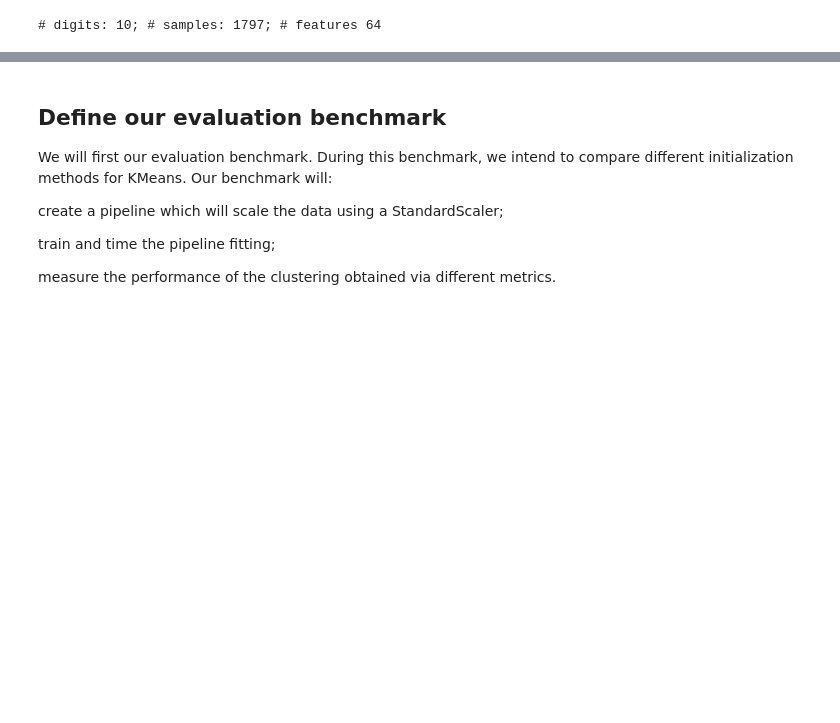
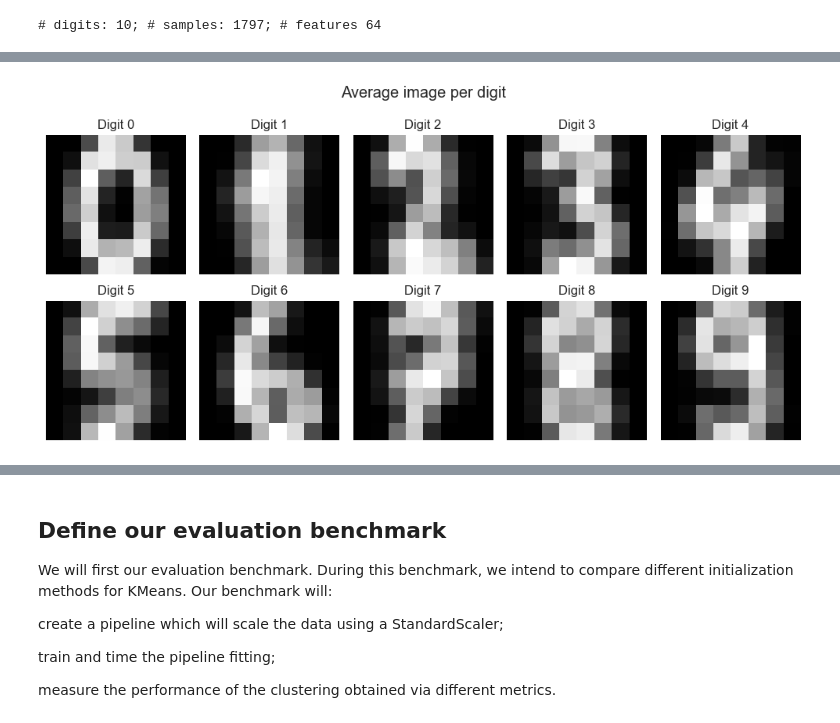
Before and after one commit to MouslyDiaw/ensae_project, a Jupyter notebook: courses/unsupervised_learning/clustering.ipynb, the cells around one changed output, grey strips where cells are left out. Saved outputs shown, nothing was run; the diff lists cells and outputs as text; code cells hidden in the pictures; blank space fills up the shorter version.

```diff
--- a/courses/unsupervised_learning/clustering.ipynb
+++ b/courses/unsupervised_learning/clustering.ipynb
@@ -28,11 +40,3 @@ X, labels = digits.data, digits.target
 print(f"# digits: {n_digits}; # samples: {n_samples}; # features {n_features}")
 # %% [output]
 # digits: 10; # samples: 1797; # features 64
-# %%
-_, axes = plt.subplots(nrows=2, ncols=5, figsize=(10, 3))
-axes = axes.flatten()
-plt.subplots_adjust(left=0.01, right=0.99, bottom=0.01, top=0.91, hspace=0.5)
-for ax, image, label in zip(axes, digits.images, labels):
-    ax.set_axis_off()
-    ax.imshow(image, cmap=plt.cm.gray_r, interpolation="nearest")
-    ax.set_title("Training: %i" % label)
@@ -45,0 +67,17 @@ np.unique(labels, return_counts=True)
+# %%
+# mean by digit
+mean_images = np.zeros((10, 64))  # 64 pixels
+for i in range(10):
+    mean_images[i] = data.loc[data.label == i, column_names].mean(axis=0)
+
+
+fig, axs = plt.subplots(2, 5, figsize=(10, 5))
+for i, ax in enumerate(axs.flat):
+    ax.imshow(mean_images[i].reshape(8, 8), cmap='gray')
+    ax.set_title(f"Digit {i}")
+    ax.axis('off')
+plt.suptitle("Average image per digit")
+plt.tight_layout()
+plt.show()
+# %% [output]
+[figure, added]
```
Also changed, not shown: parts of 24 cells of this notebook.
